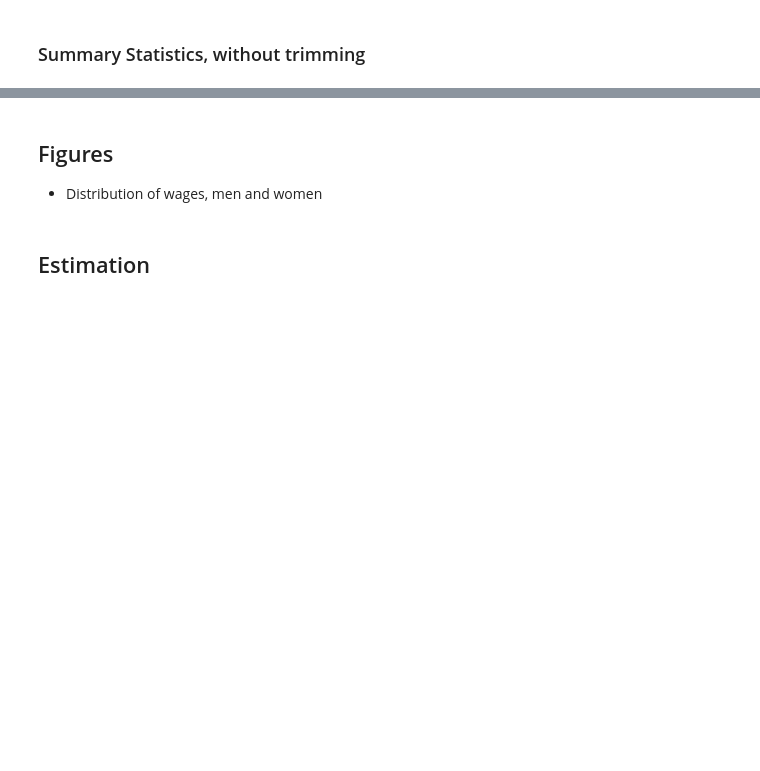
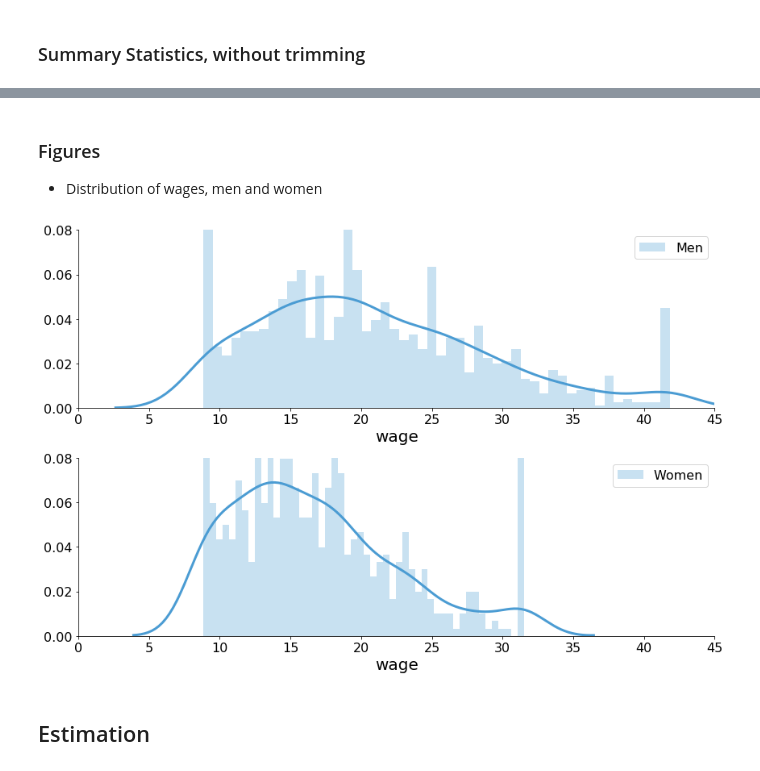
Before and after one commit to meganmccoy/masters-thesis, a Jupyter notebook: notebook/882_SOEP_Replication.ipynb, the cells around one changed output, grey strips where cells are left out. Cells and saved outputs as stored; diff of their text form; code cells hidden in the pictures; blank space fills up the shorter version.

```diff
--- a/notebook/882_SOEP_Replication.ipynb
+++ b/notebook/882_SOEP_Replication.ipynb
@@ -169,0 +156,2 @@ plt.tight_layout()
+# %%
+minwage_2017 = 8.84
@@ -169,0 +194,8 @@ plt.tight_layout()
+# %%
+# # Winsorizing at the lower and upper limit defined by Tukey's fences
+# FE.loc[FE['wage'] < lower_limitF, 'wage'] = lower_limitF
+# FE.loc[FE['wage'] > upper_limitF, 'wage'] = upper_limitF
+
+# Winsorizing the lower at the minimum wage, the upper defined by Tukey's fences
+FE.loc[FE['wage'] < minwage_2017, 'wage'] = minwage_2017
+FE.loc[FE['wage'] > upper_limitF, 'wage'] = upper_limitF
@@ -204,25 +212,4 @@ print(np.percentile(FE['wage'],95))
-# %%
-# Trim both ends
-
-M_WAGE_COND_L = (data['wage'] > 7.786249999999999) #hard coded percentile so it does not continually update
-M_WAGE_COND_H = (data['wage'] < 35)
-M_COND = (data['women'] == 0)
-
-F_WAGE_COND_L = (data['wage'] > 6.01125) #hard coded percentile so it does not continually update
-F_WAGE_COND_H = (data['wage'] < 26.21249999999999)
-F_COND = (data['women'] == 1)
-
-DUR_COND = (data['empl'] == 0)
-
-trim = data[ (M_COND & M_WAGE_COND_L & M_WAGE_COND_H) | (F_COND & F_WAGE_COND_L & M_WAGE_COND_H) | DUR_COND ] #6,519
-
-M = trim[trim['women']==0]
-F = trim[trim['women']==1]
-U = trim[trim['empl']==0]
-E = trim[trim['empl']==1]
-
-ME = M[M['empl']==1]
-MU = M[M['empl']==0]
-FE = F[F['empl']==1]
-FU = F[F['empl']==0]
+# %%
+E = ME.append(FE)
+E.describe()
 # %%
@@ -232,16 +217,24 @@ print(trim.groupby(['empl']).agg(agg_dict).to_latex()) # all
 # %% [markdown]
-## Figures
+### Figures
 
 - Distribution of wages, men and women
 # %%
 # Seaborn
 fig, ax = plt.subplots(2, 1, figsize=(12, 8))
 
 sns.distplot(ME['wage'], color='#4B9CD3', hist_kws={'alpha' : .3}, bins=50, ax=ax[0])
 sns.distplot(FE['wage'], color='#4B9CD3', hist_kws={'alpha' : .3}, bins=50, ax=ax[1])
 
 ax[0].legend(['Men'])
 ax[1].legend(['Women'])
 
+ax[0].set_xlim([0,45])
+ax[1].set_xlim([0,45])
+
+ax[0].set_ylim([0,0.08])
+ax[1].set_ylim([0,0.08])
+
 plt.tight_layout()
+# %% [output]
+[figure, added]
 # %%
```
Also changed, not shown: parts of 46 cells of this notebook.
